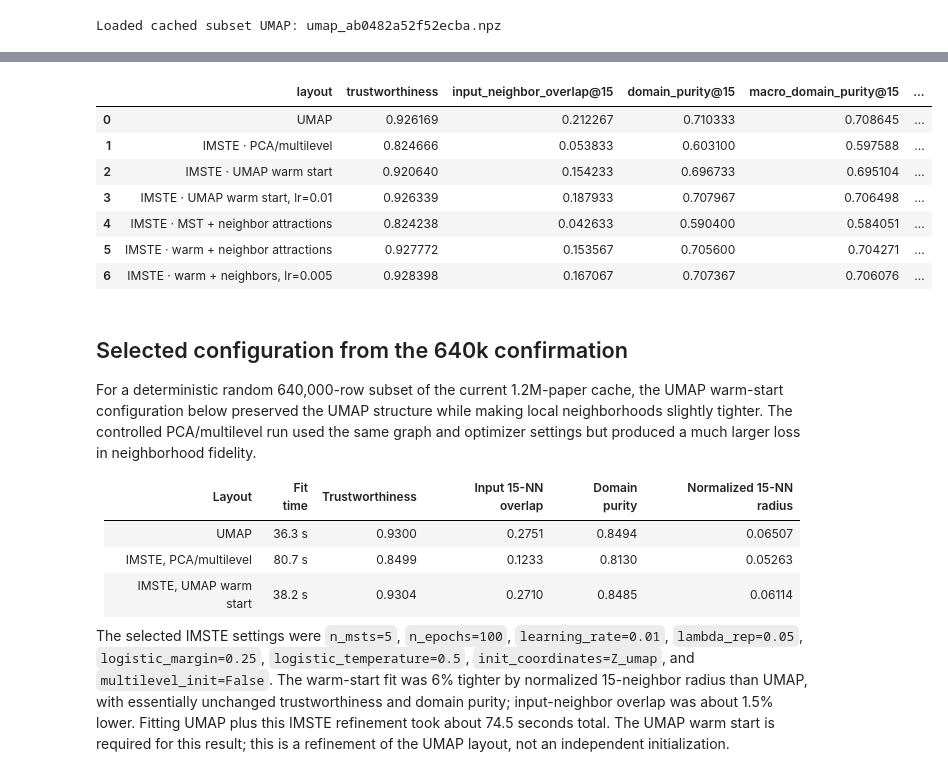
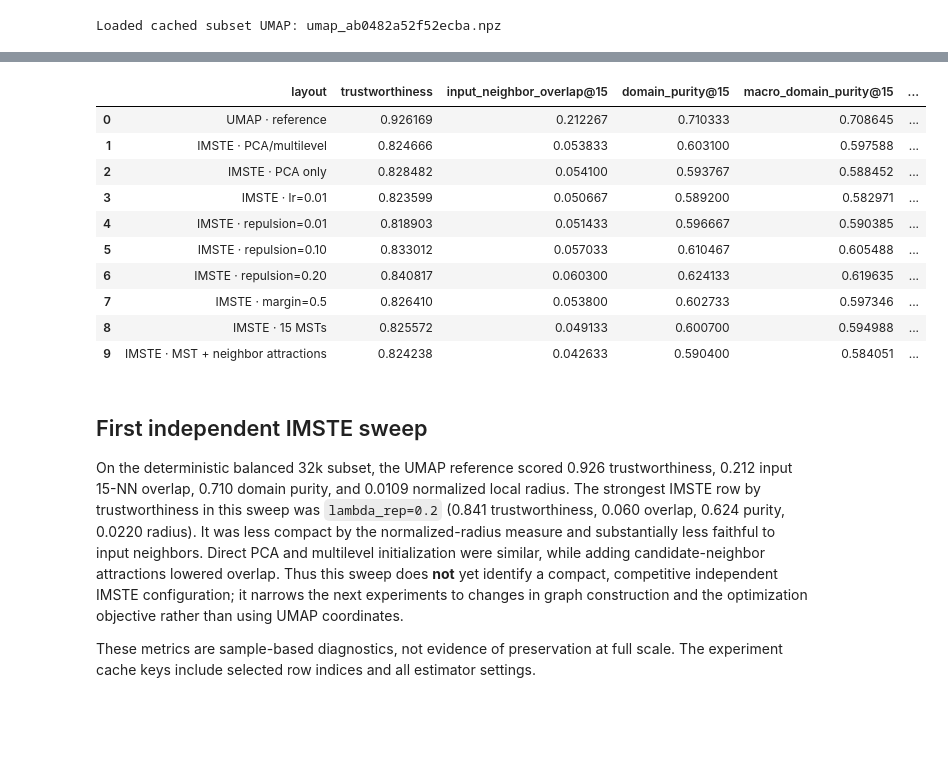
Before and after one commit to fabriziocosta/IteratedMinimumSpanningTree, a Jupyter notebook: notebooks/05_arxiv_balanced_imste_experiments.ipynb, the cells around one changed output, grey strips where cells are left out. Cells and saved outputs as stored; diff of their text form; code cells hidden in the pictures; blank space fills up the shorter version.

```diff
--- a/notebooks/05_arxiv_balanced_imste_experiments.ipynb
+++ b/notebooks/05_arxiv_balanced_imste_experiments.ipynb
@@ -151,24 +153,18 @@ IMSTE_COMMON_SETTINGS = {
     "mst_representatives_per_component": 10,
     "mst_max_neighbors": None,
     "include_knn_attraction": False,
+    "pca_init": True,
     "pca_init_scaling": "global",
+    "multilevel_init": True,
+    "multilevel_reduction_ratio": 8,
+    "multilevel_base_size": 512,
+    "multilevel_epochs": 10,
     "metric": METRIC,
     "verbose": False,
 }
 
-def fit_imste_variant(name, *, init_from_umap=False, overrides=None):
-    settings = {
-        **IMSTE_COMMON_SETTINGS,
-        "multilevel_init": not init_from_umap,
-        "multilevel_reduction_ratio": 8,
-        "multilevel_base_size": 512,
-        "multilevel_epochs": 10,
-        "init_from_umap": bool(init_from_umap),
-        "pca_init": not init_from_umap,
-        "umap_init_id": umap_key if init_from_umap else None,
-    }
-    if overrides:
-        settings.update(overrides)
+def fit_imste_variant(name, overrides=None):
+    settings = {**IMSTE_COMMON_SETTINGS, **(overrides or {})}
     key = hashlib.sha256(
         json.dumps(
             {"data_id": experiment_data_id, "name": name, "settings": settings},
@@ -181,12 +177,8 @@ def fit_imste_variant(name, *, init_from_umap=False, overrides=None):
         print(f"Loaded cached {name}: {path.name}")
         return saved["embedding"], float(saved["seconds"])
 
-    estimator_settings = {
-        key: value for key, value in settings.items() if key not in {"init_from_umap", "umap_init_id"}
-    }
-    estimator_settings["init_coordinates"] = Z_umap if init_from_umap else None
     started = time.perf_counter()
-    estimator = IteratedMinimumSpanningTreeEmbedder(**estimator_settings)
+    estimator = IteratedMinimumSpanningTreeEmbedder(**settings)
     embedding = estimator.fit_transform(X_experiment)
     seconds = time.perf_counter() - started
     np.savez_compressed(
@@ -263,58 +262,58 @@ def score_layout(name, coordinates):
     ])
     neighbors = np.asarray(cleaned, dtype=np.int64)
     purity = float(np.mean(np.asarray(labels_experiment)[neighbors] == anchor_labels[:, None]))
     macro_purity = float(np.mean([
         np.mean(np.asarray(labels_experiment)[neighbors[anchor_labels == label]] == label)
         for label in np.unique(anchor_labels)
         if np.any(anchor_labels == label)
     ]))
     local_radius = float(np.median(np.asarray(cleaned_distances)[:, -1]))
     center = np.median(coordinates, axis=0)
     extent = float(np.median(np.linalg.norm(coordinates[anchor_indices] - center, axis=1)))
     trust = trustworthiness(X_experiment[trust_indices], coordinates[trust_indices], n_neighbors=METRIC_K)
     return {
         "layout": name,
         "trustworthiness": float(trust),
         "input_neighbor_overlap@15": float(overlap),
         "domain_purity@15": purity,
         "macro_domain_purity@15": macro_purity,
         "median_15NN_radius / median_extent": local_radius / max(extent, 1e-12),
     }
 
 trust_indices = np.sort(metric_rng.choice(len(X_experiment), min(1_500, len(X_experiment)), replace=False))
 
 score_rows = [
-    score_layout("UMAP", Z_umap),
-    score_layout("IMSTE · PCA/multilevel", Z_imste_multilevel),
-    score_layout("IMSTE · UMAP warm start", Z_imste_umap_warm),
-    score_layout("IMSTE · UMAP warm start, lr=0.01", Z_imste_umap_warm_lr01),
+    score_layout("UMAP · reference", Z_umap),
+    score_layout("IMSTE · PCA/multilevel", Z_imste_baseline),
+    score_layout("IMSTE · PCA only", Z_imste_pca_only),
+    score_layout("IMSTE · lr=0.01", Z_imste_lr01),
+    score_layout("IMSTE · repulsion=0.01", Z_imste_repulsion_001),
+    score_layout("IMSTE · repulsion=0.10", Z_imste_repulsion_01),
+    score_layout("IMSTE · repulsion=0.20", Z_imste_repulsion_02),
+    score_layout("IMSTE · margin=0.5", Z_imste_wider_margin),
+    score_layout("IMSTE · 15 MSTs", Z_imste_mst15),
     score_layout("IMSTE · MST + neighbor attractions", Z_imste_knn),
-    score_layout("IMSTE · warm + neighbor attractions", Z_imste_warm_knn),
-    score_layout("IMSTE · warm + neighbors, lr=0.005", Z_imste_warm_knn_lr005),
 ]
 scores = pd.DataFrame(score_rows)
 display(scores)
 # %% [output]
 |  | layout | trustworthiness | input_neighbor_overlap@15 | domain_purity@15 | macro_domain_purity@15 | ... |
-| 0 | UMAP | 0.926169 | 0.212267 | 0.710333 | 0.708645 | ... |
+| 0 | UMAP · reference | 0.926169 | 0.212267 | 0.710333 | 0.708645 | ... |
 | 1 | IMSTE · PCA/multilevel | 0.824666 | 0.053833 | 0.603100 | 0.597588 | ... |
-| 2 | IMSTE · UMAP warm start | 0.920640 | 0.154233 | 0.696733 | 0.695104 | ... |
-| 3 | IMSTE · UMAP warm start, lr=0.01 | 0.926339 | 0.187933 | 0.707967 | 0.706498 | ... |
-| 4 | IMSTE · MST + neighbor attractions | 0.824238 | 0.042633 | 0.590400 | 0.584051 | ... |
-| 5 | IMSTE · warm + neighbor attractions | 0.927772 | 0.153567 | 0.705600 | 0.704271 | ... |
-| 6 | IMSTE · warm + neighbors, lr=0.005 | 0.928398 | 0.167067 | 0.707367 | 0.706076 | ... |
+| 2 | IMSTE · PCA only | 0.828482 | 0.054100 | 0.593767 | 0.588452 | ... |
+| 3 | IMSTE · lr=0.01 | 0.823599 | 0.050667 | 0.589200 | 0.582971 | ... |
+| 4 | IMSTE · repulsion=0.01 | 0.818903 | 0.051433 | 0.596667 | 0.590385 | ... |
+| 5 | IMSTE · repulsion=0.10 | 0.833012 | 0.057033 | 0.610467 | 0.605488 | ... |
+| 6 | IMSTE · repulsion=0.20 | 0.840817 | 0.060300 | 0.624133 | 0.619635 | ... |
+| 7 | IMSTE · margin=0.5 | 0.826410 | 0.053800 | 0.602733 | 0.597346 | ... |
+| 8 | IMSTE · 15 MSTs | 0.825572 | 0.049133 | 0.600700 | 0.594988 | ... |
+| 9 | IMSTE · MST + neighbor attractions | 0.824238 | 0.042633 | 0.590400 | 0.584051 | ... |
 # %% [markdown]
-## Selected configuration from the 640k confirmation
+## First independent IMSTE sweep
 
-For a deterministic random 640,000-row subset of the current 1.2M-paper cache, the UMAP warm-start configuration below preserved the UMAP structure while making local neighborhoods slightly tighter. The controlled PCA/multilevel run used the same graph and optimizer settings but produced a much larger loss in neighborhood fidelity.
+On the deterministic balanced 32k subset, the UMAP reference scored 0.926 trustworthiness, 0.212 input 15-NN overlap, 0.710 domain purity, and 0.0109 normalized local radius. The strongest IMSTE row by trustworthiness in this sweep was `lambda_rep=0.2` (0.841 trustworthiness, 0.060 overlap, 0.624 purity, 0.0220 radius). It was less compact by the normalized-radius measure and substantially less faithful to input neighbors. Direct PCA and multilevel initialization were similar, while adding candidate-neighbor attractions lowered overlap. Thus this sweep does **not** yet identify a compact, competitive independent IMSTE configuration; it narrows the next experiments to changes in graph construction and the optimization objective rather than using UMAP coordinates.
 
-| Layout | Fit time | Trustworthiness | Input 15-NN overlap | Domain purity | Normalized 15-NN radius |
-| --- | ---: | ---: | ---: | ---: | ---: |
-| UMAP | 36.3 s | 0.9300 | 0.2751 | 0.8494 | 0.06507 |
-| IMSTE, PCA/multilevel | 80.7 s | 0.8499 | 0.1233 | 0.8130 | 0.05263 |
-| IMSTE, UMAP warm start | 38.2 s | 0.9304 | 0.2710 | 0.8485 | 0.06114 |
-
-The selected IMSTE settings were `n_msts=5`, `n_epochs=100`, `learning_rate=0.01`, `lambda_rep=0.05`, `logistic_margin=0.25`, `logistic_temperature=0.5`, `init_coordinates=Z_umap`, and `multilevel_init=False`. The warm-start fit was 6% tighter by normalized 15-neighbor radius than UMAP, with essentially unchanged trustworthiness and domain purity; input-neighbor overlap was about 1.5% lower. Fitting UMAP plus this IMSTE refinement took about 74.5 seconds total. The UMAP warm start is required for this result; this is a refinement of the UMAP layout, not an independent initialization.
+These metrics are sample-based diagnostics, not evidence of preservation at full scale. The experiment cache keys include selected row indices and all estimator settings.
 # %%
 import matplotlib.pyplot as plt
 from matplotlib.colors import to_hex
```
Also changed, not shown: parts of 4 cells of this notebook.
